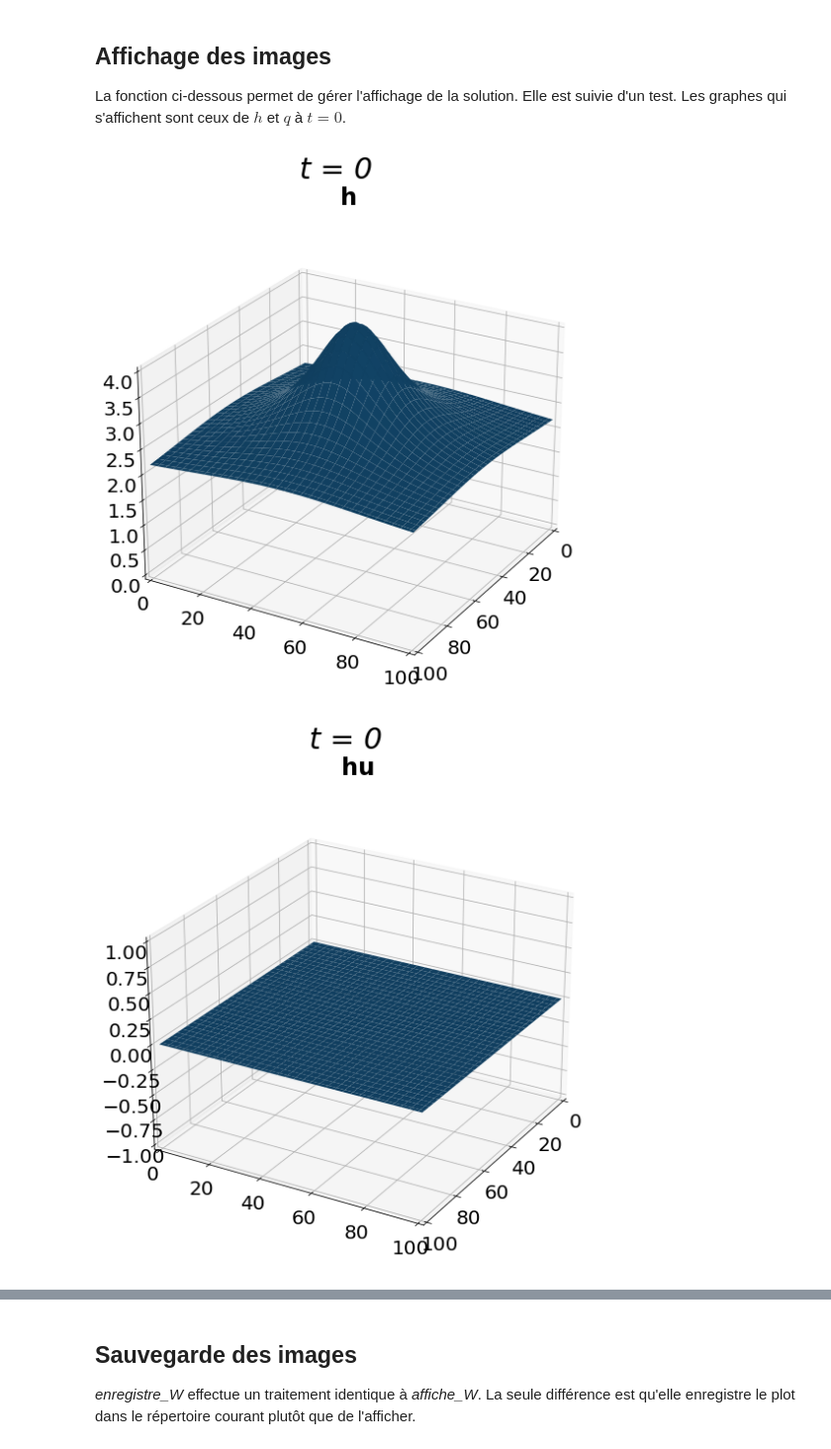
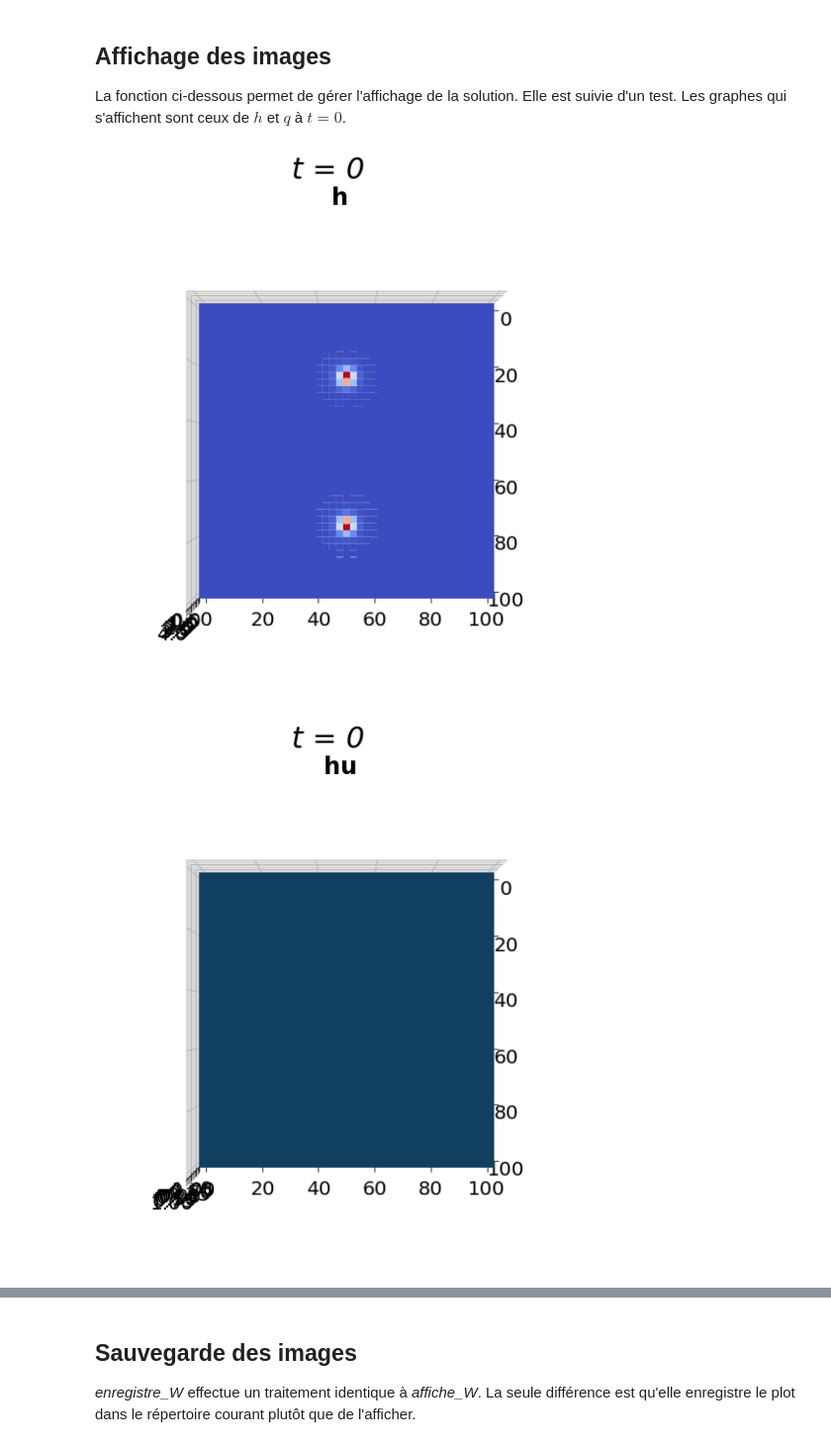
Before and after one commit to R0mainPinguet/Memoire-recherche, a Jupyter notebook: Implementation_2D.ipynb, the cells around one changed output, grey strips where cells are left out. Shown at 99% size. Saved outputs shown, nothing was run; the diff lists cells and outputs as text; code cells hidden in the pictures.

```diff
--- a/Implementation_2D.ipynb
+++ b/Implementation_2D.ipynb
@@ -35,7 +36,7 @@ xMax=100 # Bord droit du domaine
 yMin = 0 #Bord bas du domaine
 yMax = 100 #Bord haut du domaine
 
-N=64 # Nombre de points (strictement à l'intérieur)
+N = 128 # Nombre de points (strictement à l'intérieur)
 # Donc au total, on considère (N+2)^2 points avec les bords
 
 h=(xMax-xMin)/(N+1) # Pas du maillage spatial, le même pour X et Y
@@ -76,7 +77,9 @@ W2prime = np.ones([N+2,N+2])
 # W0[0,:]=1
 
 # Hauteur de l'eau en bosse
-W0 = 2+10/(4 + .01*( (X-50)**2 + (Y-50)**2 ) )
+# W0 = 2+10/(4 + .01*( (X-50)**2 + (Y-50)**2 ) )
+W0 = 2+1/np.cosh(np.sqrt((X-25)**2+(Y-50)**2))
+W0 += +1/np.cosh(np.sqrt((X-75)**2+(Y-50)**2))
 
 
 # Définitions du débit initial ------------------------------------
@@ -111,34 +114,34 @@ def affiche_W(t=0,index=0):
     fig = plt.figure(figsize =(14, 9))
     ax = plt.axes(projection ='3d')
 
     if(index==0):
-        ax.plot_surface(X, Y, W0)
+        ax.plot_surface(X, Y, W0, cmap=cm.coolwarm)
         ax.set_title("h",fontweight="bold",pad=15)
         ax.set_zlim([0,4])
     elif(index==1):
         ax.plot_surface(X, Y, W1)
         ax.set_title("hu",fontweight="bold",pad=15)
         ax.set_zlim([-1,1])
     elif(index==2):
         ax.plot_surface(X, Y, W2)
         ax.set_title("hv",fontweight="bold",pad=15)
         ax.set_zlim([-1,1])
     else:
         print("Mauvaise valeur d'index")
 
     fig.suptitle("t = "+str(t_int),style='italic',size=30)
 
     ax.set_xlim([xMin,xMax])
     ax.set_ylim([yMin,yMax])
 
-    ax.view_init(25, 30)
+    ax.view_init(90, 0)
 
     plt.show()
 
 #Affichage de h, u et v
 affiche_W()
 affiche_W(index=1)
 affiche_W(index=2)
 # %% [output]
-[figure, old version]
+[figure, new version]
-[figure, old version]
+[figure, new version]
```
Also changed, not shown: parts of 4 cells of this notebook.
